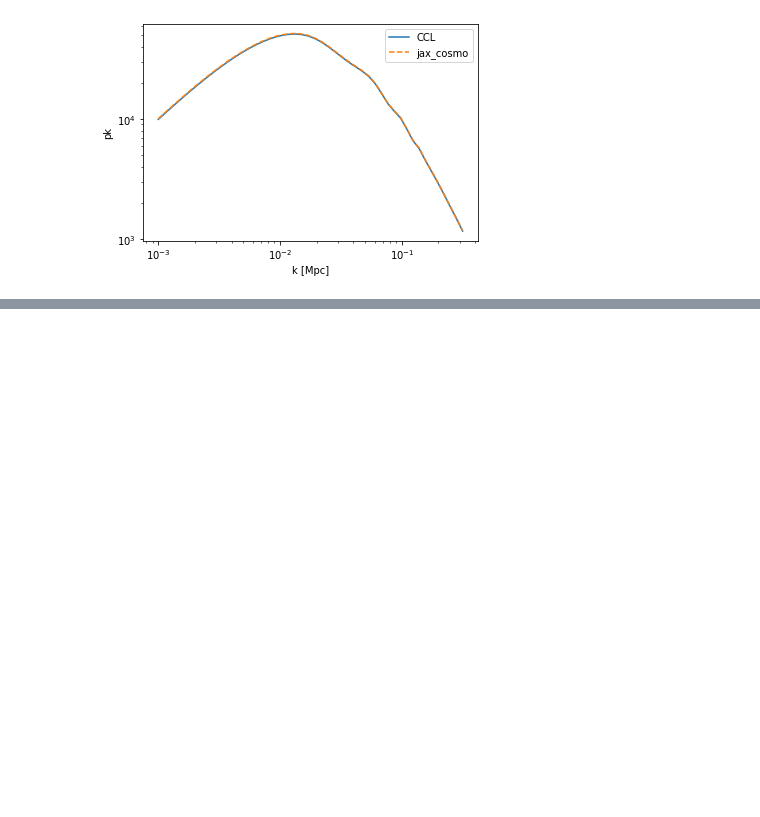
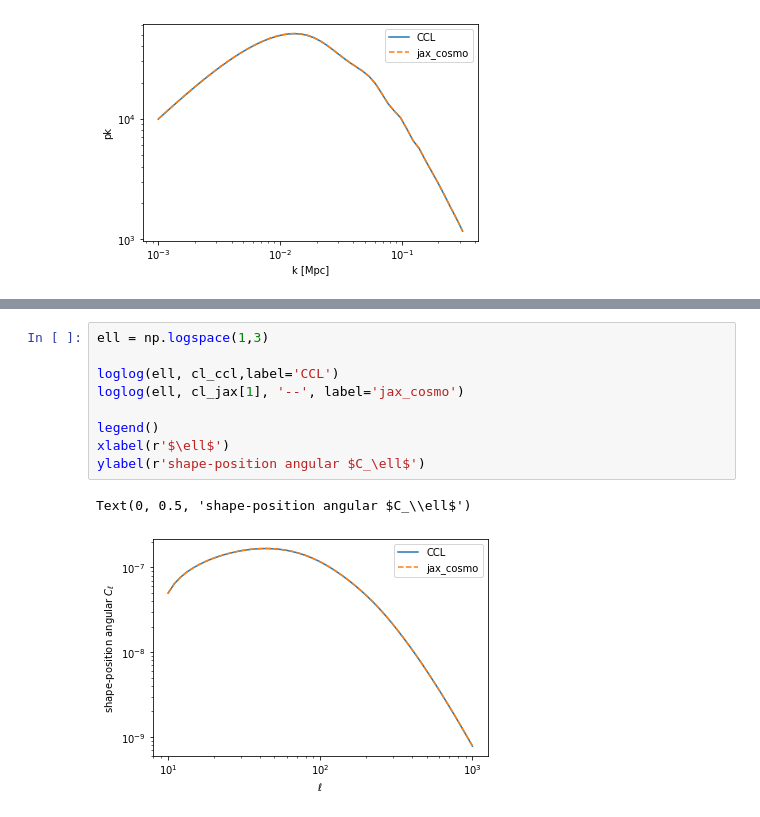
Before and after one commit to DifferentiableUniverseInitiative/jax_cosmo, a Jupyter notebook: notebooks/CCL_comparison.ipynb, the cells around one changed output, grey strips where cells are left out. Cells and saved outputs as stored; diff of their text form; blank space fills up the shorter version.

```diff
--- a/notebooks/CCL_comparison.ipynb
+++ b/notebooks/CCL_comparison.ipynb
@@ -92,0 +161,12 @@ Text(0, 0.5, 'pk')
+# %%
+ell = np.logspace(1,3)
+
+loglog(ell, cl_ccl,label='CCL')
+loglog(ell, cl_jax[1], '--', label='jax_cosmo')
+
+legend()
+xlabel(r'$\ell$')
+ylabel(r'shape-position angular $C_\ell$')
+# %% [output]
+Text(0, 0.5, 'shape-position angular $C_\\ell$')
+[figure, added]
```
Also changed, not shown: parts of 8 cells of this notebook.
